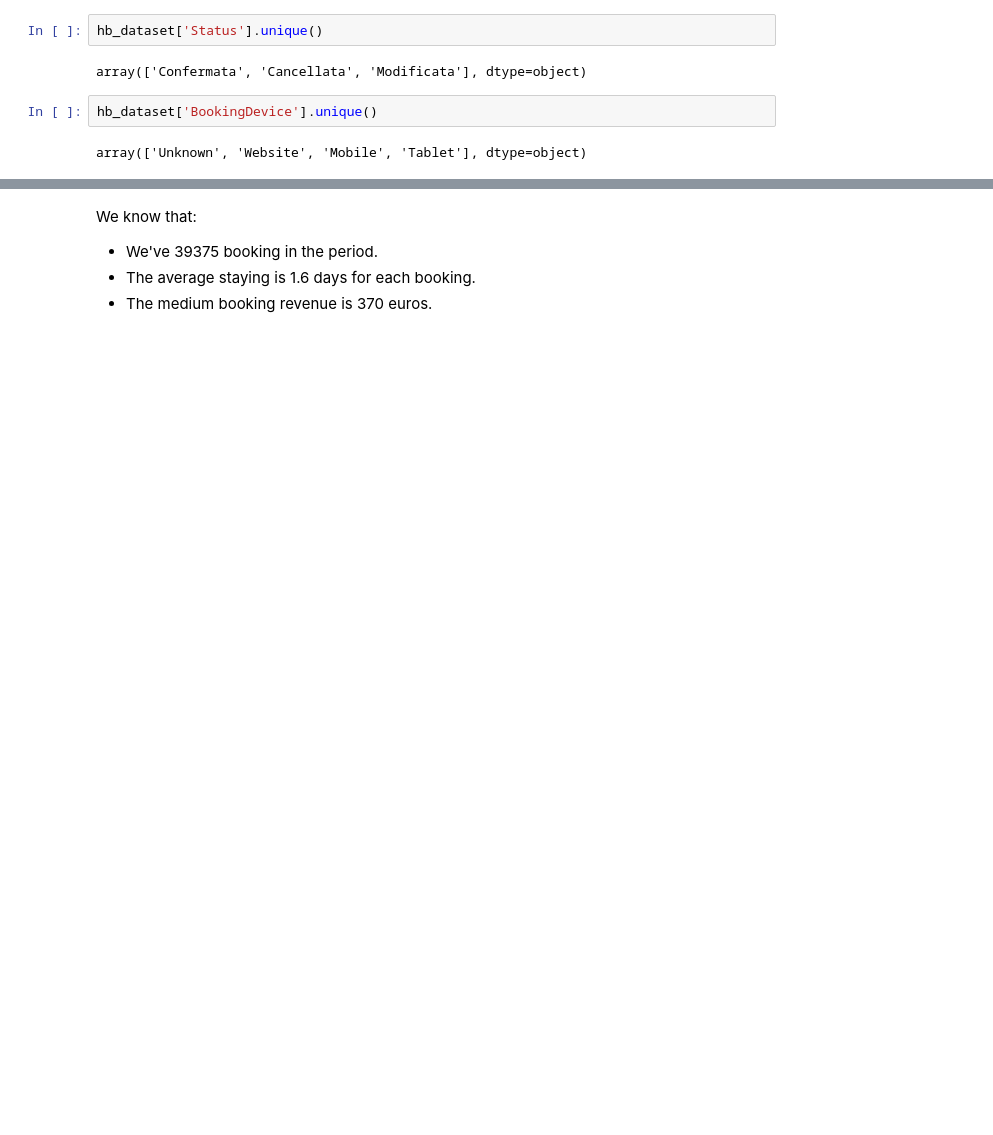
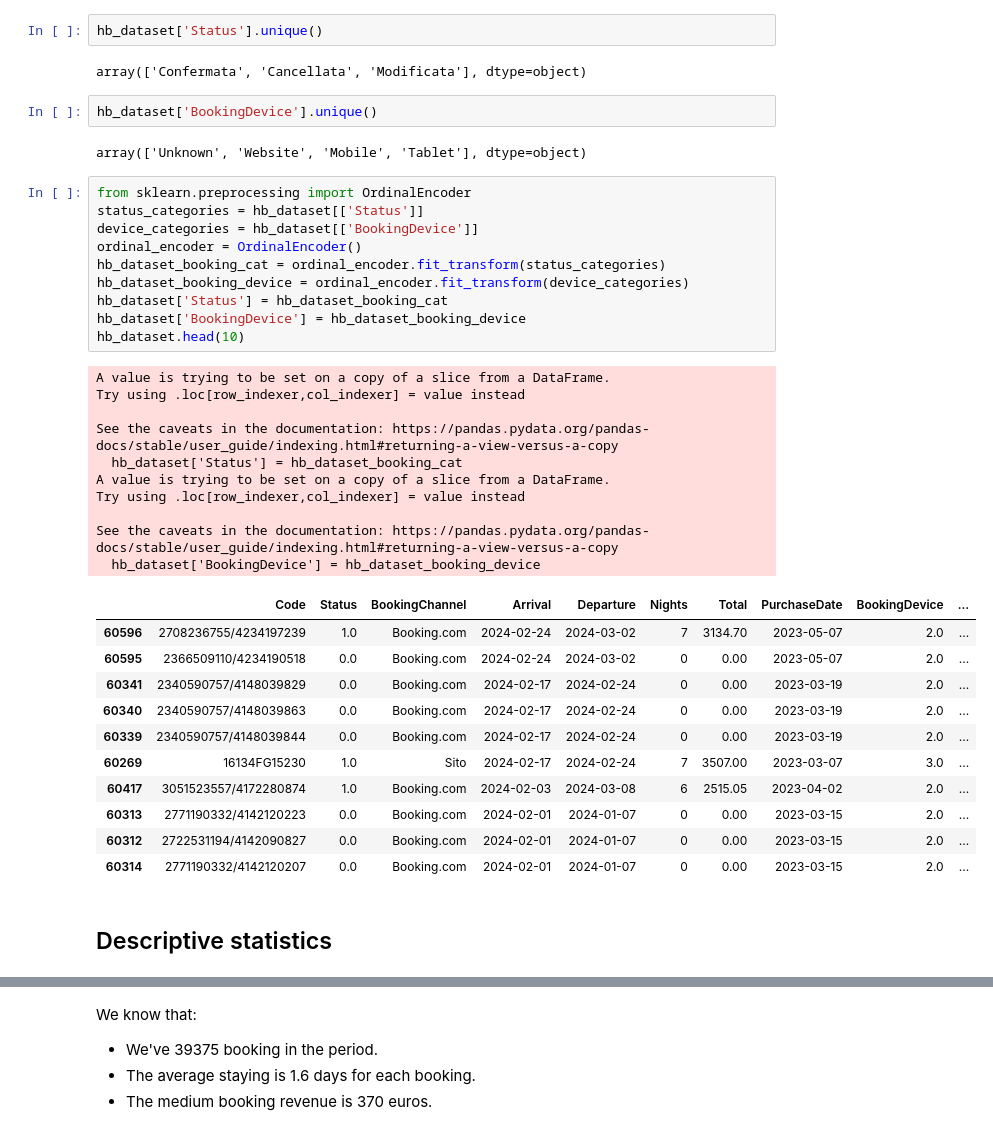
Before and after one commit to CCT-Dublin/capstone-project-feb-2024-pt-giorgiozoppi, a Jupyter notebook: CapstoneProjectGiorgioZoppi.ipynb, the cells around one changed output, grey strips where cells are left out. Saved outputs shown, nothing was run; the diff lists cells and outputs as text; blank space fills up the shorter version.

```diff
--- a/CapstoneProjectGiorgioZoppi.ipynb
+++ b/CapstoneProjectGiorgioZoppi.ipynb
@@ -343,6 +313,40 @@ array(['Confermata', 'Cancellata', 'Modificata'], dtype=object)
 hb_dataset['BookingDevice'].unique()
 # %% [output]
 array(['Unknown', 'Website', 'Mobile', 'Tablet'], dtype=object)
+# %%
+from sklearn.preprocessing import OrdinalEncoder
+status_categories = hb_dataset[['Status']]
+device_categories = hb_dataset[['BookingDevice']]
+ordinal_encoder = OrdinalEncoder()
+hb_dataset_booking_cat = ordinal_encoder.fit_transform(status_categories)
+hb_dataset_booking_device = ordinal_encoder.fit_transform(device_categories)
+hb_dataset['Status'] = hb_dataset_booking_cat
+hb_dataset['BookingDevice'] = hb_dataset_booking_device
+hb_dataset.head(10)
+# %% [output]
+A value is trying to be set on a copy of a slice from a DataFrame.
+Try using .loc[row_indexer,col_indexer] = value instead
+
+See the caveats in the documentation: https://pandas.pydata.org/pandas-docs/stable/user_guide/indexing.html#returning-a-view-versus-a-copy
+  hb_dataset['Status'] = hb_dataset_booking_cat
+A value is trying to be set on a copy of a slice from a DataFrame.
+Try using .loc[row_indexer,col_indexer] = value instead
+
+See the caveats in the documentation: https://pandas.pydata.org/pandas-docs/stable/user_guide/indexing.html#returning-a-view-versus-a-copy
+  hb_dataset['BookingDevice'] = hb_dataset_booking_device
+|  | Code | Status | BookingChannel | Arrival | Departure | Nights | Total | PurchaseDate | BookingDevice | ... |
+| 60596 | 2708236755/4234197239 | 1.0 | Booking.com | 2024-02-24 | 2024-03-02 | 7 | 3134.70 | 2023-05-07 | 2.0 | ... |
+| 60595 | 2366509110/4234190518 | 0.0 | Booking.com | 2024-02-24 | 2024-03-02 | 0 | 0.00 | 2023-05-07 | 2.0 | ... |
+| 60341 | 2340590757/4148039829 | 0.0 | Booking.com | 2024-02-17 | 2024-02-24 | 0 | 0.00 | 2023-03-19 | 2.0 | ... |
+| 60340 | 2340590757/4148039863 | 0.0 | Booking.com | 2024-02-17 | 2024-02-24 | 0 | 0.00 | 2023-03-19 | 2.0 | ... |
+| 60339 | 2340590757/4148039844 | 0.0 | Booking.com | 2024-02-17 | 2024-02-24 | 0 | 0.00 | 2023-03-19 | 2.0 | ... |
+| 60269 | 16134FG15230 | 1.0 | Sito | 2024-02-17 | 2024-02-24 | 7 | 3507.00 | 2023-03-07 | 3.0 | ... |
+| 60417 | 3051523557/4172280874 | 1.0 | Booking.com | 2024-02-03 | 2024-03-08 | 6 | 2515.05 | 2023-04-02 | 2.0 | ... |
+| 60313 | 2771190332/4142120223 | 0.0 | Booking.com | 2024-02-01 | 2024-01-07 | 0 | 0.00 | 2023-03-15 | 2.0 | ... |
+| 60312 | 2722531194/4142090827 | 0.0 | Booking.com | 2024-02-01 | 2024-01-07 | 0 | 0.00 | 2023-03-15 | 2.0 | ... |
+| 60314 | 2771190332/4142120207 | 0.0 | Booking.com | 2024-02-01 | 2024-01-07 | 0 | 0.00 | 2023-03-15 | 2.0 | ... |
+# %% [markdown]
+## Descriptive statistics
 # %%
 # For numeric columns only
 descriptive_stats = hb_dataset.describe()
```
Also changed, not shown: parts of 11 cells of this notebook.
